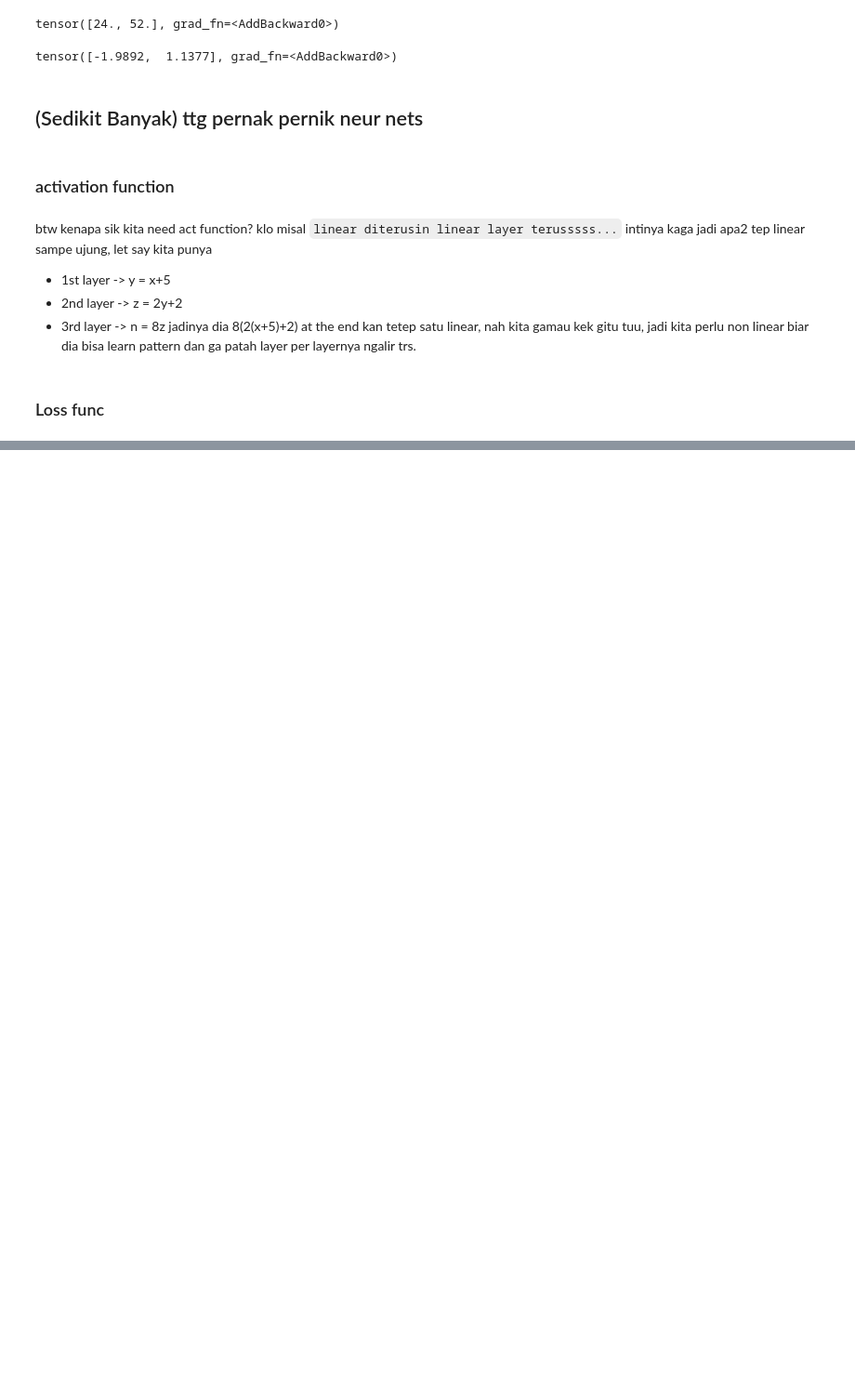
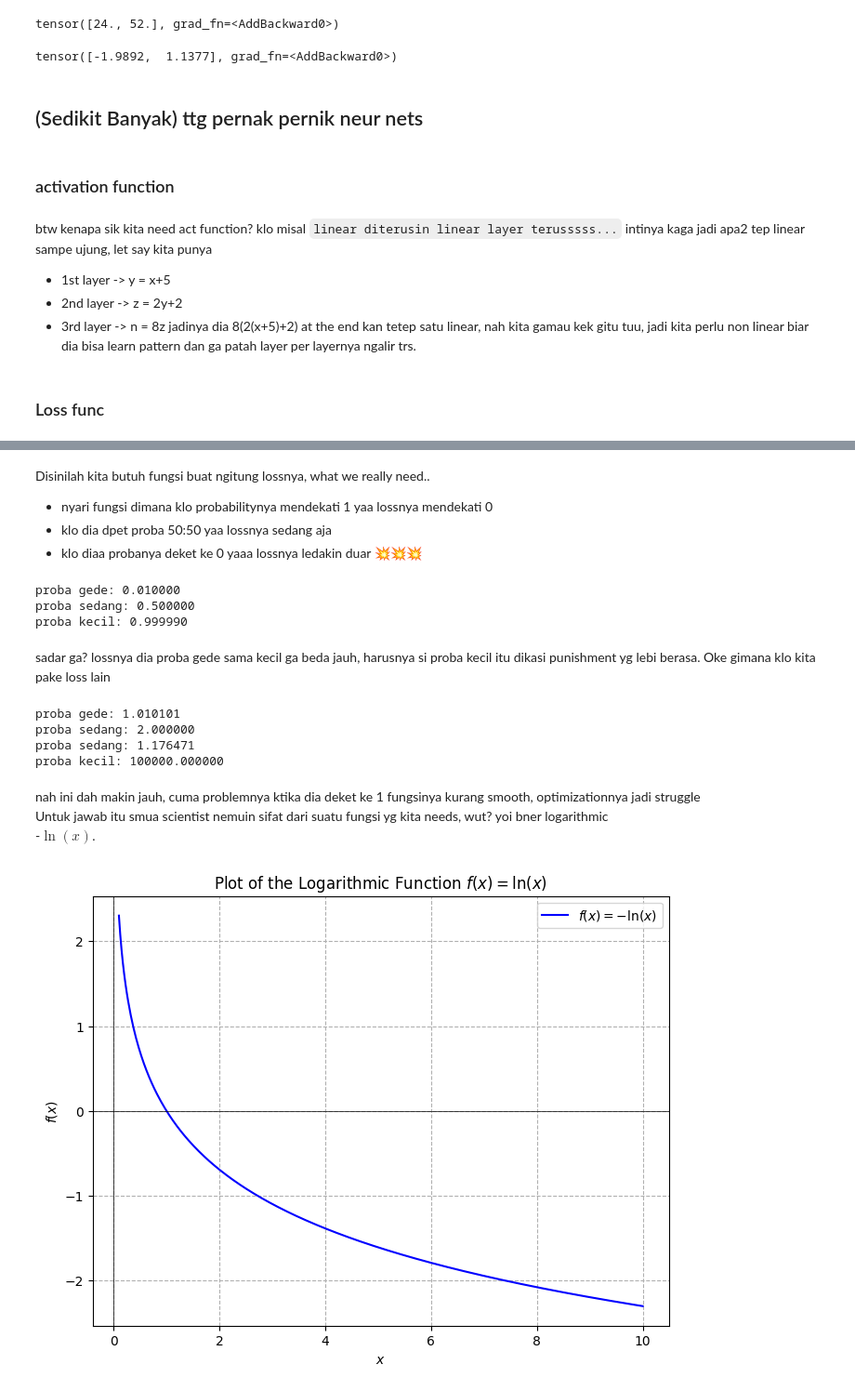
Before and after one commit to iwan-goodfellow/ngulik-whatever, a Jupyter notebook: RANDOM_aja/neur_netshell.ipynb, the cells around one changed output, grey strips where cells are left out. Shown at 93% size. Cells and saved outputs as stored; diff of their text form; code cells hidden in the pictures; blank space fills up the shorter version.

```diff
--- a/RANDOM_aja/neur_netshell.ipynb
+++ b/RANDOM_aja/neur_netshell.ipynb
@@ -319,0 +342,54 @@ def fungsi_sigmoid(x):
+# %% [markdown]
+Disinilah kita butuh fungsi buat ngitung lossnya, what we really need..
+- nyari fungsi dimana klo probabilitynya mendekati 1 yaa lossnya mendekati 0
+- klo dia dpet proba 50:50 yaa lossnya sedang aja
+- klo diaa probanya deket ke 0 yaaa lossnya ledakin duar 💥💥💥
+# %%
+# misal kita coba2 loss yaaa
+def loss(p):
+    return 1-p
+
+print(f'proba gede: {loss(0.99):2f}')
+print(f'proba sedang: {loss(0.5):2f}')
+print(f'proba kecil: {loss(0.00001):2f}')
+# %% [output]
+proba gede: 0.010000
+proba sedang: 0.500000
+proba kecil: 0.999990
+# %% [markdown]
+sadar ga? lossnya dia proba gede sama kecil ga beda jauh, harusnya si proba kecil itu dikasi punishment yg lebi berasa. Oke gimana klo kita pake loss lain
+# %%
+def loss2(p):
+    return 1/p
+
+print(f'proba gede: {loss2(0.99):2f}')
+print(f'proba sedang: {loss2(0.5):2f}')
+print(f'proba kecil: {loss2(0.00001):2f}')
+# %% [output]
+proba gede: 1.010101
+proba sedang: 2.000000
+proba sedang: 1.176471
+proba kecil: 100000.000000
+# %% [markdown]
+nah ini dah makin jauh, cuma problemnya ktika dia deket ke 1 fungsinya kurang smooth, optimizationnya jadi struggle <br>
+Untuk jawab itu smua scientist nemuin sifat dari suatu fungsi yg kita needs, wut? yoi bner logarithmic <br> -$\ln (x)$.
+# %%
+import matplotlib.pyplot as plt
+import numpy as np
+
+x = np.linspace(0.1, 10, 400)
+
+y = - np.log(x)
+
+plt.figure(figsize=(8, 6))
+plt.plot(x, y, label=r'$f(x) = -\ln(x)$', color='blue')
+
+plt.title(r'Plot of the Logarithmic Function $f(x) = \ln(x)$')
+plt.xlabel('$x$')
+plt.ylabel('$f(x)$')
+plt.axhline(0, color='black', linewidth=0.5)
+plt.axvline(0, color='black', linewidth=0.5)
+plt.grid(True, which='both', linestyle='--')
+plt.legend();
+# %% [output]
+[figure, added]
```
Also changed, not shown: parts of 1 cell of this notebook.
